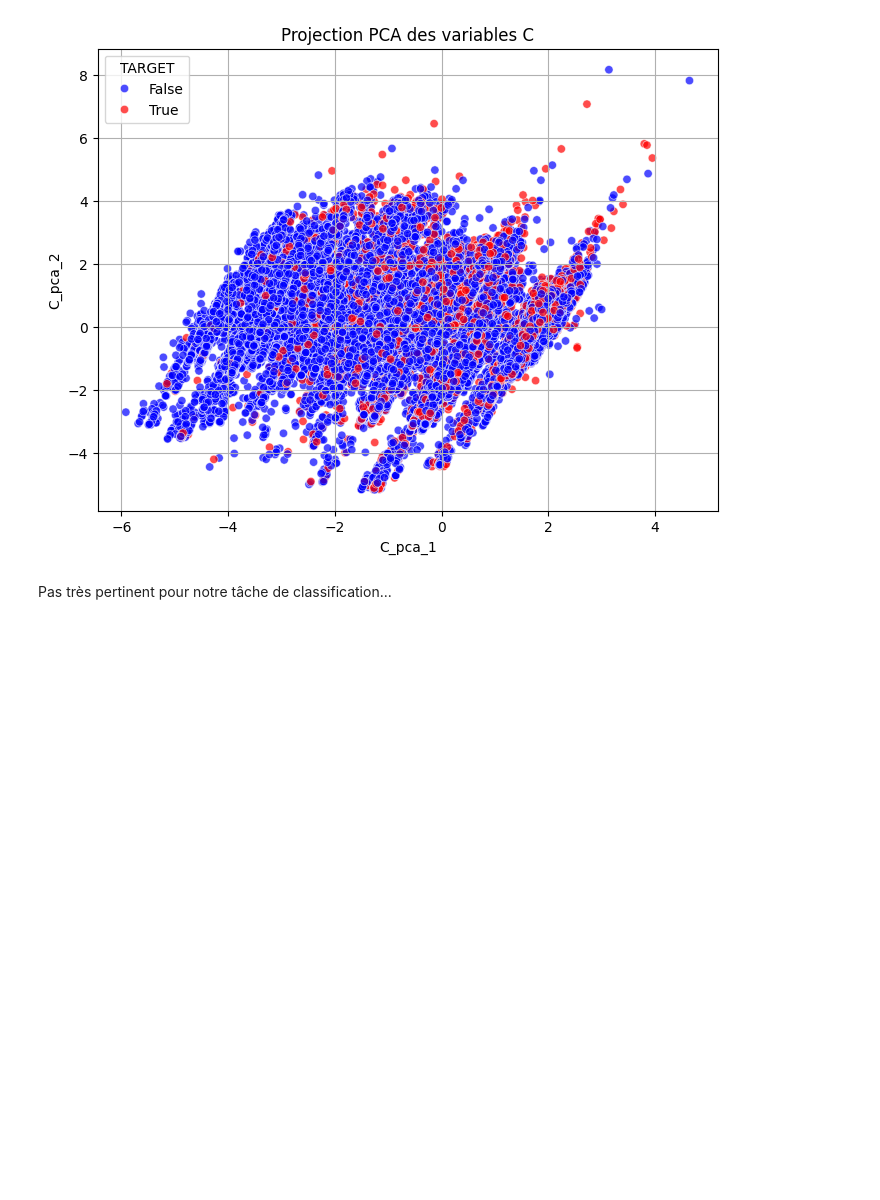
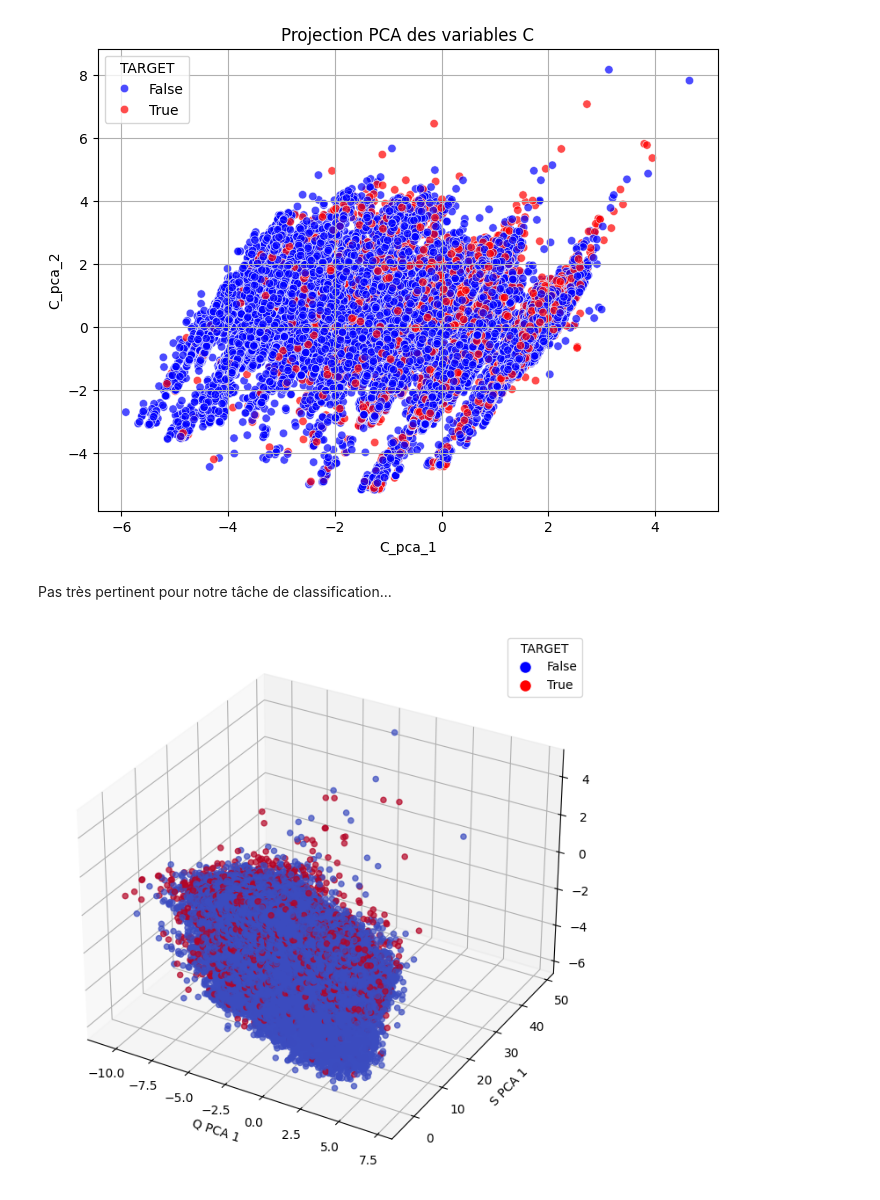
Before and after one commit to QMoayedpour/SGProject, a Jupyter notebook: ntbk/main.ipynb, the cells around one changed output. Saved outputs shown, nothing was run; the diff lists cells and outputs as text; code cells hidden in the pictures; blank space fills up the shorter version.

```diff
--- a/ntbk/main.ipynb
+++ b/ntbk/main.ipynb
@@ -498,3 +500,7 @@ plot_pca_2d(c_pca.iloc[:, :2], y, 'Projection PCA des variables C')
 [figure]
 # %% [markdown]
 Pas très pertinent pour notre tâche de classification...
+# %%
+plot_pca_3d(q_pca, s_pca, c_pca, y)
+# %% [output]
+[figure, added]
```
Also changed, not shown: parts of 1 cell of this notebook, 1 other file.
